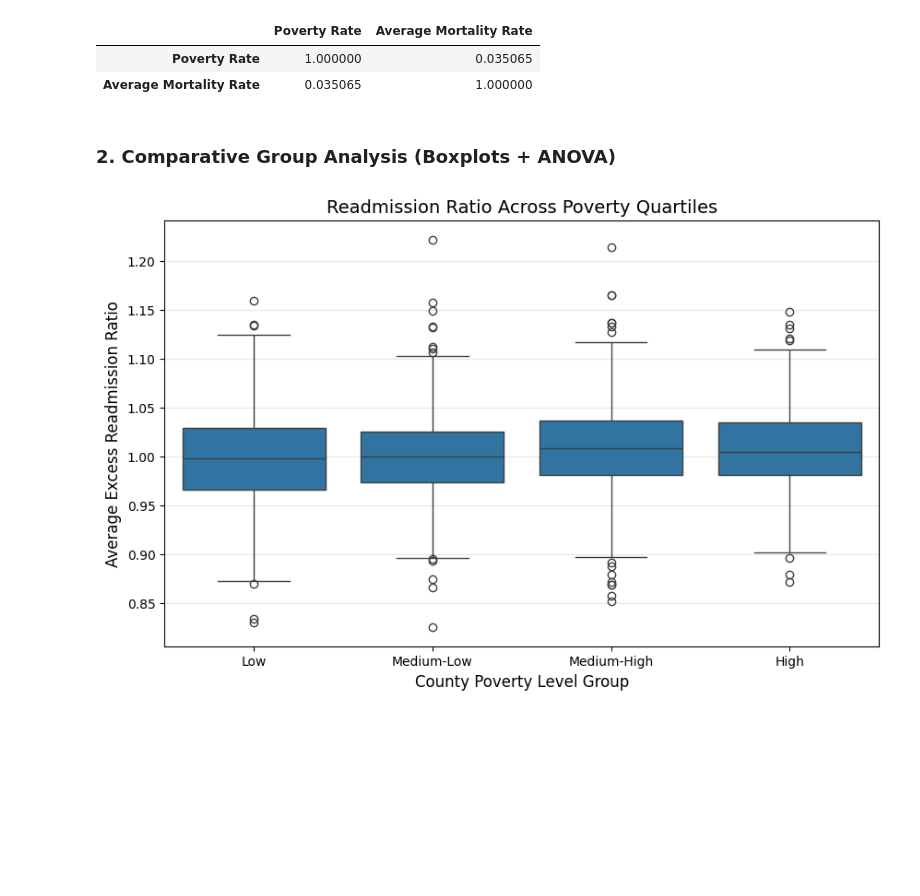
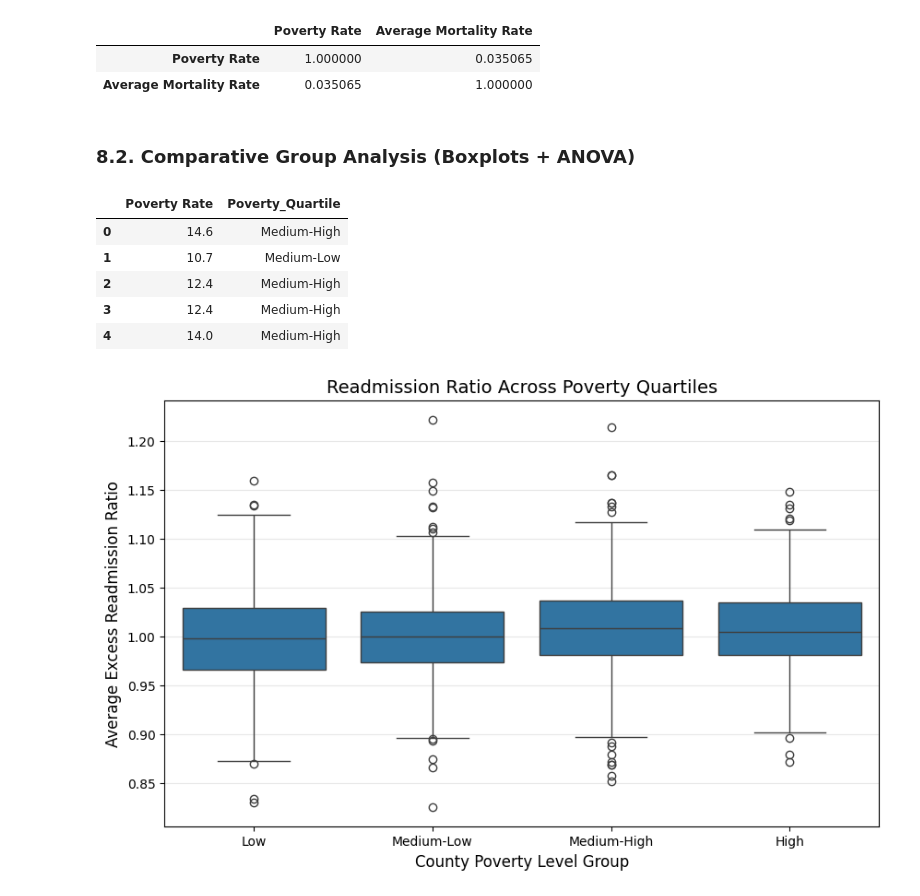
Before and after one commit to Hychow-gh/SI-624, a Jupyter notebook: SI 624_Final Project/Final_Project.ipynb, the cells around one changed output. Cells and saved outputs as stored; diff of their text form; code cells hidden in the pictures; blank space fills up the shorter version.

```diff
--- a/SI 624_Final Project/Final_Project.ipynb
+++ b/SI 624_Final Project/Final_Project.ipynb
@@ -370,5 +542,21 @@ final_df[["Poverty Rate", "Average Mortality Rate"]].corr()
 | Poverty Rate | 1.000000 | 0.035065 |
 | Average Mortality Rate | 0.035065 | 1.000000 |
 # %% [markdown]
-### 2. Comparative Group Analysis (Boxplots + ANOVA)
+### 8.2. Comparative Group Analysis (Boxplots + ANOVA)
+# %%
+# Create SES poverty quartiles
+final_df['Poverty_Quartile'] = pd.qcut(
+    final_df['Poverty Rate'],
+    4,
+    labels=['Low', 'Medium-Low', 'Medium-High', 'High']
+)
+
+final_df[['Poverty Rate', 'Poverty_Quartile']].head()
+# %% [output]
+|  | Poverty Rate | Poverty_Quartile |
+| 0 | 14.6 | Medium-High |
+| 1 | 10.7 | Medium-Low |
+| 2 | 12.4 | Medium-High |
+| 3 | 12.4 | Medium-High |
+| 4 | 14.0 | Medium-High |
 # %%
```
Also changed, not shown: parts of 30 cells of this notebook.
